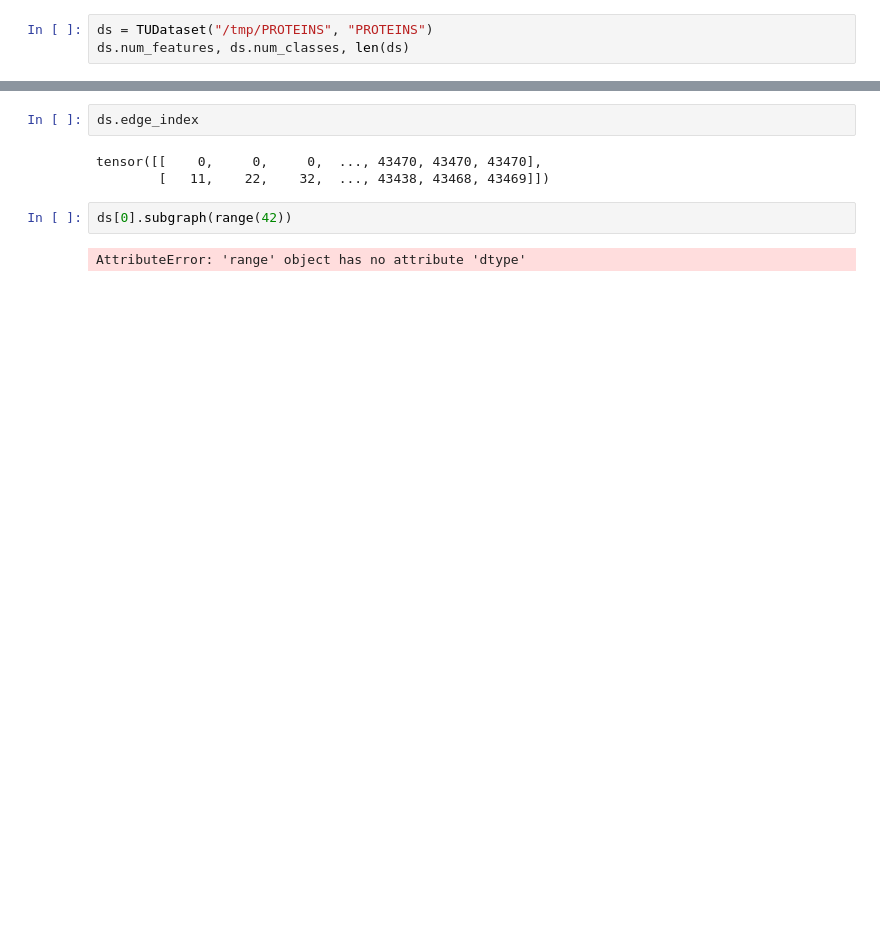
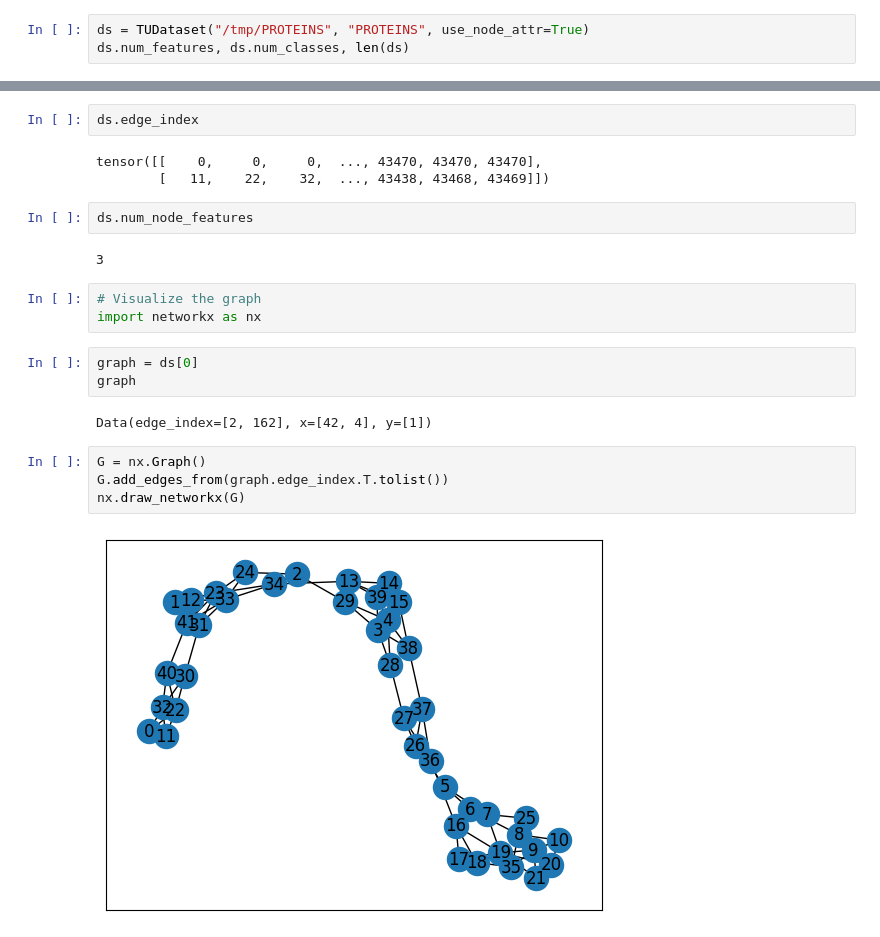
Before and after one commit to jsimonrichard/QFE-Experiments, a Jupyter notebook: PROTEINS_exploration.ipynb, the cells around one changed output, grey strips where cells are left out. Drawn from its saved outputs; the diff is of its cells as text; blank space fills up the shorter version.

```diff
--- a/PROTEINS_exploration.ipynb
+++ b/PROTEINS_exploration.ipynb
@@ -3,4 +4,4 @@ from torch_geometric.datasets import TUDataset
 # %%
-ds = TUDataset("/tmp/PROTEINS", "PROTEINS")
+ds = TUDataset("/tmp/PROTEINS", "PROTEINS", use_node_attr=True)
 ds.num_features, ds.num_classes, len(ds)
 # %% [output]
@@ -28,7 +37,21 @@ ds.edge_index
 # %% [output]
 tensor([[    0,     0,     0,  ..., 43470, 43470, 43470],
         [   11,    22,    32,  ..., 43438, 43468, 43469]])
-# %%
-ds[0].subgraph(range(42))
-# %% [output]
-AttributeError: 'range' object has no attribute 'dtype'
+# %%
+ds.num_node_features
+# %% [output]
+3
+# %%
+# Visualize the graph
+import networkx as nx
+# %%
+graph = ds[0]
+graph
+# %% [output]
+Data(edge_index=[2, 162], x=[42, 4], y=[1])
+# %%
+G = nx.Graph()
+G.add_edges_from(graph.edge_index.T.tolist())
+nx.draw_networkx(G)
+# %% [output]
+[figure, added]
```
Also changed, not shown: parts of 5 cells of this notebook, 8 other files.
